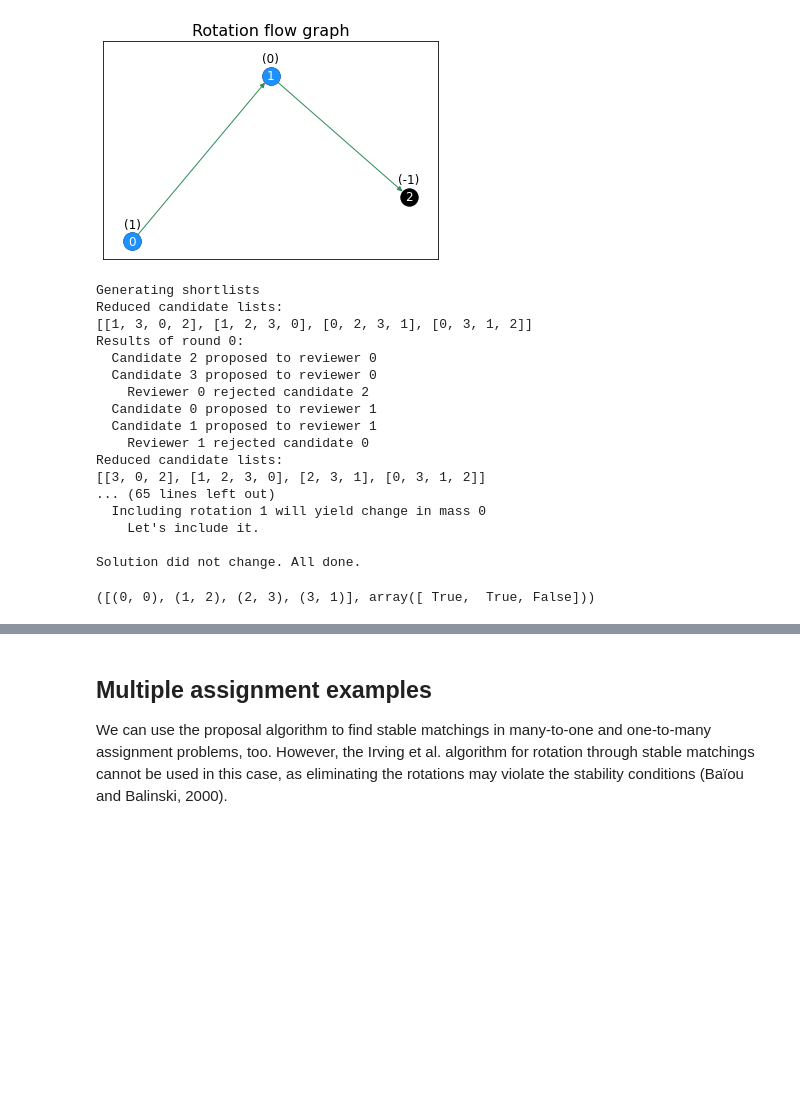
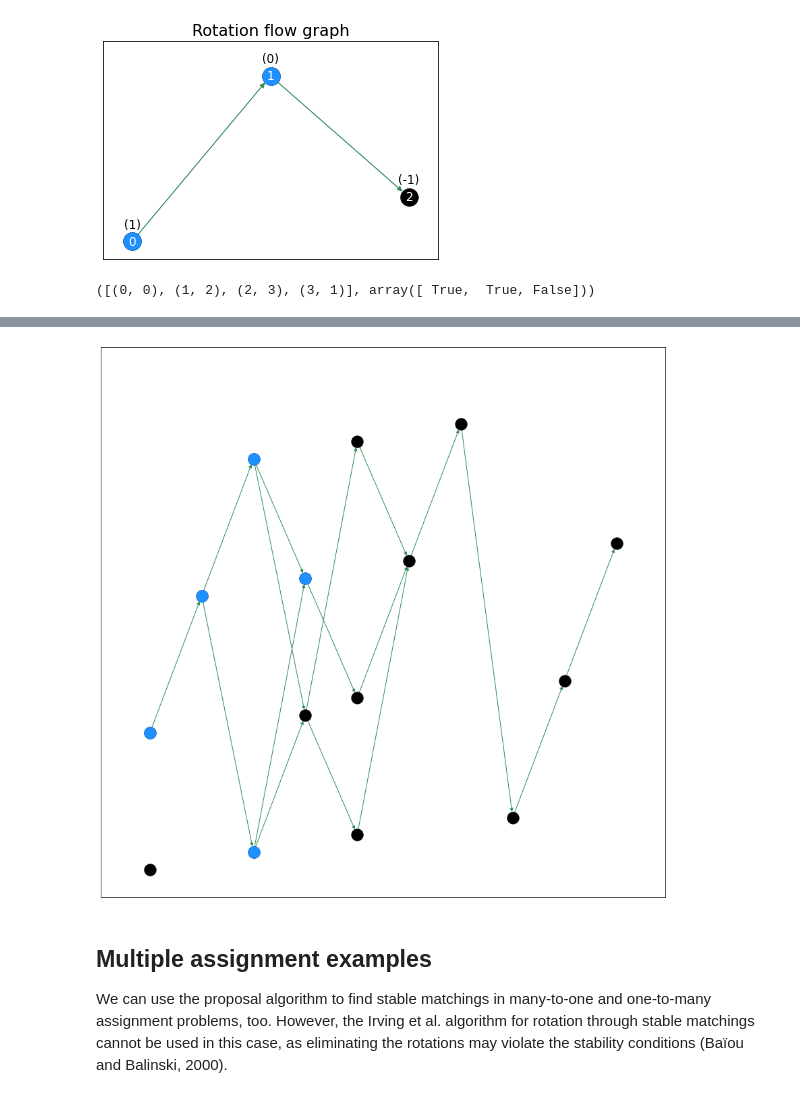
Before and after one commit to maxkapur/assignment, a Jupyter notebook: assignment_exs.ipynb, the cells around one changed output, grey strips where cells are left out. Cells and saved outputs as stored; diff of their text form; code cells hidden in the pictures; blank space fills up the shorter version.

```diff
--- a/assignment_exs.ipynb
+++ b/assignment_exs.ipynb
@@ -28,23 +30,24 @@ Text(0.5, 1.0, 'Rotation flow graph')
 [figure]
 # %%
 # The optimal stable assignment and verbose solution
-assn_inst.osa(verbose=True)
+assn_inst.osa(method='maxflow')
 # %% [output]
-Generating shortlists
-Reduced candidate lists:
-[[1, 3, 0, 2], [1, 2, 3, 0], [0, 2, 3, 1], [0, 3, 1, 2]]
-Results of round 0:
-  Candidate 2 proposed to reviewer 0
-  Candidate 3 proposed to reviewer 0
-    Reviewer 0 rejected candidate 2
-  Candidate 0 proposed to reviewer 1
-  Candidate 1 proposed to reviewer 1
-    Reviewer 1 rejected candidate 0
-Reduced candidate lists:
-[[3, 0, 2], [1, 2, 3, 0], [2, 3, 1], [0, 3, 1, 2]]
-... (65 lines left out)
-  Including rotation 1 will yield change in mass 0
-    Let's include it.
-
-Solution did not change. All done.
+([(0, 0), (1, 2), (2, 3), (3, 1)], array([ True,  True, False]))
-([(0, 0), (1, 2), (2, 3), (3, 1)], array([ True,  True, False]))
+# %%
+%%script false --no-raise-error
+%%time
+np.random.seed(3454)
+
+m = n = 600
+
+A = [list(np.random.permutation(range(n))) for _ in range(m)]
+B = [list(np.random.permutation(range(m))) for _ in range(n)]
+
+cost = np.random.randn(m, n)
+
+material = assignment(A, B, cost_arr=cost)
+material.draw_rotation_digraph(method='maxflow', kwargs={'figsize': (15, 15)})
+plt.gca().texts.clear()
+
+# Wall time: 6min 3s
+# %% [output]
@@ -51,3 +55,4 @@ Solution did not change. All done.
+[figure, added]
 # %% [markdown]
 ## Multiple assignment examples
 
```
Also changed, not shown: parts of 7 cells of this notebook, 3 other files.
